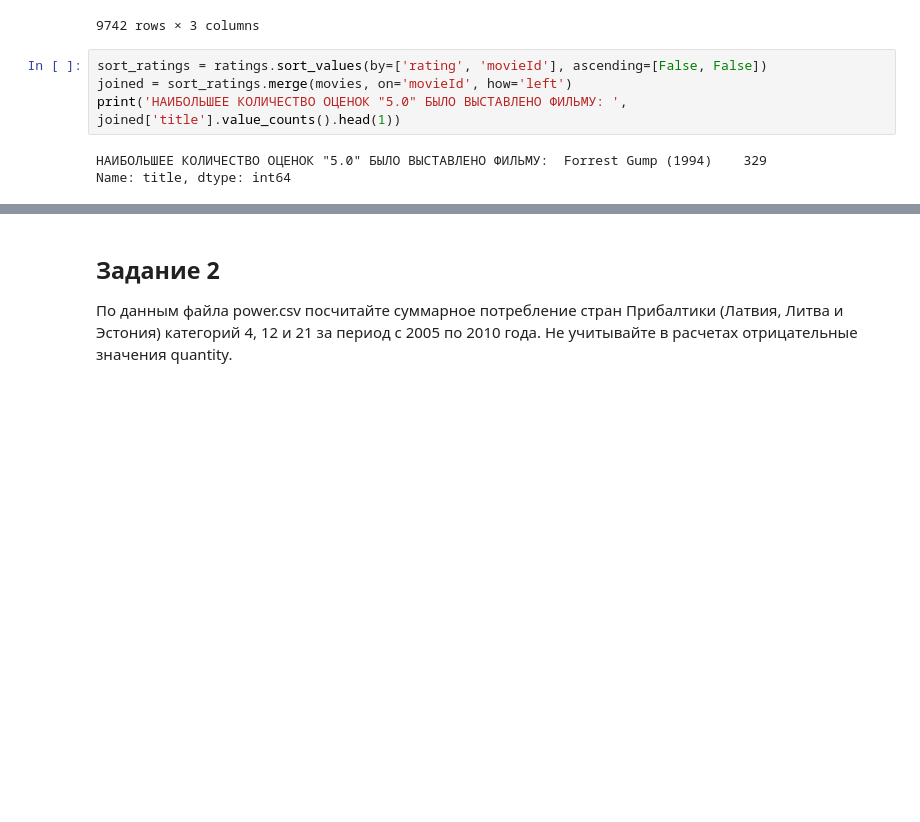
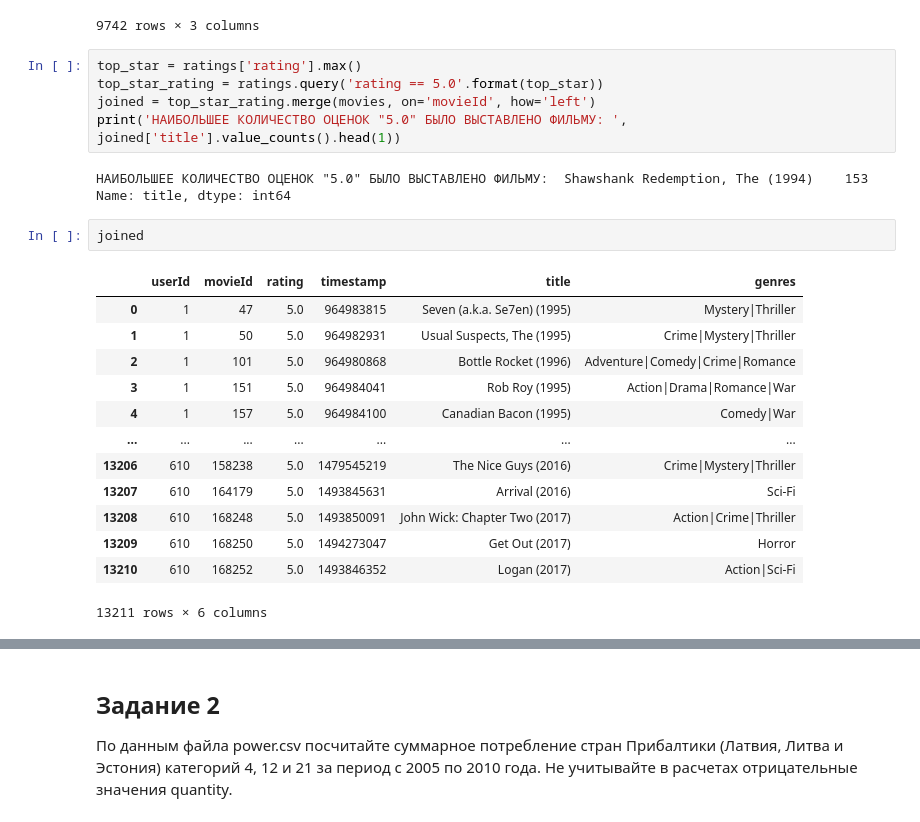
Before and after one commit to Gralex78/Home-Work-PYDA-20, a Jupyter notebook: 10_Pandas/HW_#10.ipynb, the cells around one changed output, grey strips where cells are left out. Cells and saved outputs as stored; diff of their text form; blank space fills up the shorter version.

```diff
--- a/10_Pandas/HW_#10.ipynb
+++ b/10_Pandas/HW_#10.ipynb
@@ -41,9 +41,26 @@ movies
 | 9741 | 193609 | Andrew Dice Clay: Dice Rules (1991) | Comedy |
 9742 rows × 3 columns
 # %%
-sort_ratings = ratings.sort_values(by=['rating', 'movieId'], ascending=[False, False])
-joined = sort_ratings.merge(movies, on='movieId', how='left')
+top_star = ratings['rating'].max()
+top_star_rating = ratings.query('rating == 5.0'.format(top_star))
+joined = top_star_rating.merge(movies, on='movieId', how='left')
 print('НАИБОЛЬШЕЕ КОЛИЧЕСТВО ОЦЕНОК "5.0" БЫЛО ВЫСТАВЛЕНО ФИЛЬМУ: ', joined['title'].value_counts().head(1))
 # %% [output]
-НАИБОЛЬШЕЕ КОЛИЧЕСТВО ОЦЕНОК "5.0" БЫЛО ВЫСТАВЛЕНО ФИЛЬМУ:  Forrest Gump (1994)    329
+НАИБОЛЬШЕЕ КОЛИЧЕСТВО ОЦЕНОК "5.0" БЫЛО ВЫСТАВЛЕНО ФИЛЬМУ:  Shawshank Redemption, The (1994)    153
 Name: title, dtype: int64
+# %%
+joined
+# %% [output]
+|  | userId | movieId | rating | timestamp | title | genres |
+| 0 | 1 | 47 | 5.0 | 964983815 | Seven (a.k.a. Se7en) (1995) | Mystery|Thriller |
+| 1 | 1 | 50 | 5.0 | 964982931 | Usual Suspects, The (1995) | Crime|Mystery|Thriller |
+| 2 | 1 | 101 | 5.0 | 964980868 | Bottle Rocket (1996) | Adventure|Comedy|Crime|Romance |
+| 3 | 1 | 151 | 5.0 | 964984041 | Rob Roy (1995) | Action|Drama|Romance|War |
+| 4 | 1 | 157 | 5.0 | 964984100 | Canadian Bacon (1995) | Comedy|War |
+| ... | ... | ... | ... | ... | ... | ... |
+| 13206 | 610 | 158238 | 5.0 | 1479545219 | The Nice Guys (2016) | Crime|Mystery|Thriller |
+| 13207 | 610 | 164179 | 5.0 | 1493845631 | Arrival (2016) | Sci-Fi |
+| 13208 | 610 | 168248 | 5.0 | 1493850091 | John Wick: Chapter Two (2017) | Action|Crime|Thriller |
+| 13209 | 610 | 168250 | 5.0 | 1494273047 | Get Out (2017) | Horror |
+| 13210 | 610 | 168252 | 5.0 | 1493846352 | Logan (2017) | Action|Sci-Fi |
+13211 rows × 6 columns
```
Also changed, not shown: parts of 1 cell of this notebook.
